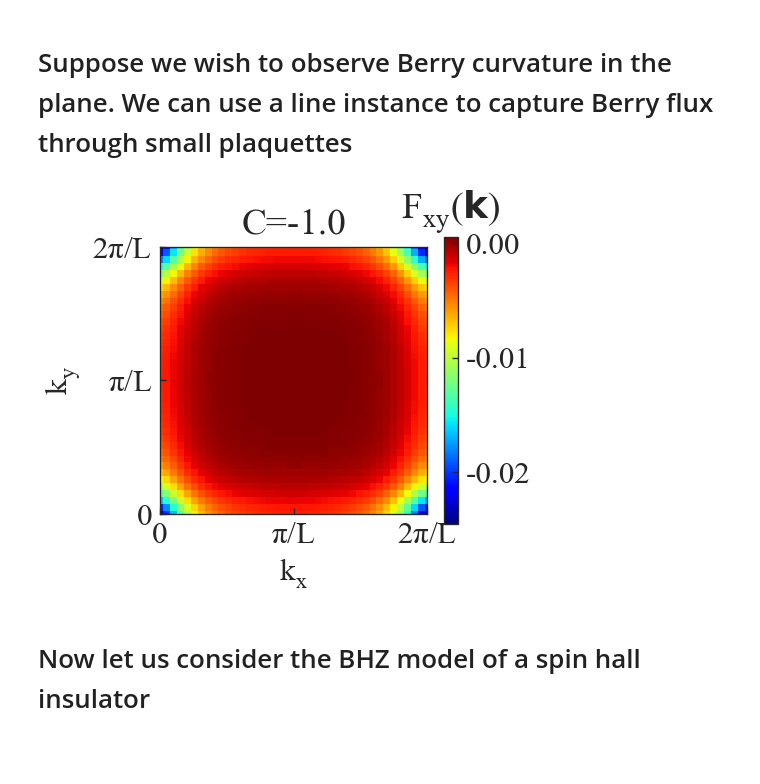
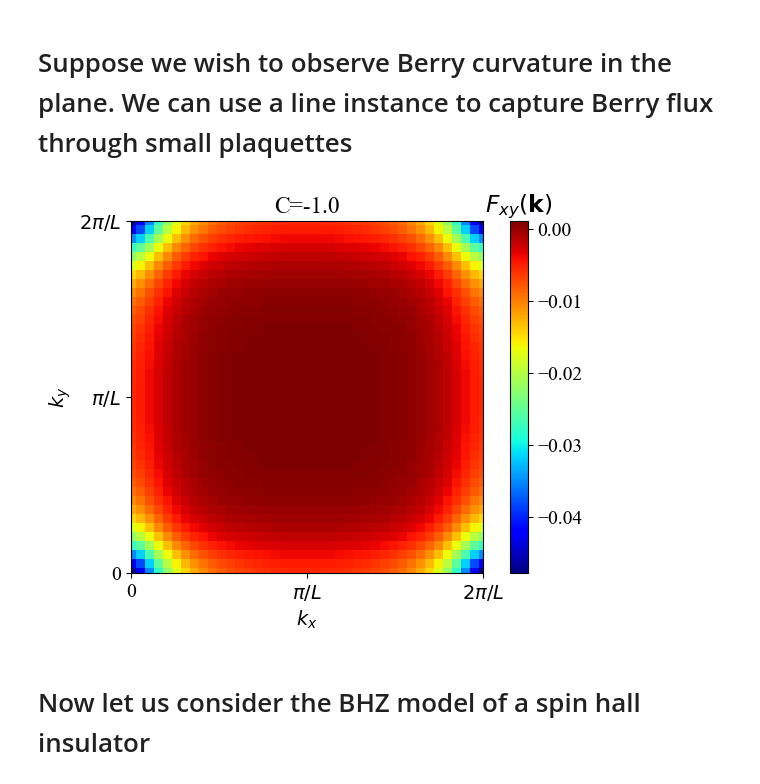
Before and after one commit to actyner/BerryEasy, a Jupyter notebook: BerryEasy-Documentation-CPU.ipynb, the cells around one changed output. Drawn from its saved outputs; the diff is of its cells as text; code cells hidden in the pictures; blank space fills up the shorter version.

```diff
--- a/BerryEasy-Documentation-CPU.ipynb
+++ b/BerryEasy-Documentation-CPU.ipynb
@@ -129,36 +130,36 @@ L=1 # Lattice Constant
 plaquettes=40 #Considering a 40x40 grid for computing Berry flux
 rvec1=2*np.pi/L
 rvec2=2*np.pi/L
 dsx=((np.pi/L)/(plaquettes))
 dsy=((np.pi/L)/(plaquettes))
 kp1=np.linspace(dsx,rvec1-dsx,plaquettes)
 kp2=np.linspace(dsy,rvec2-dsy,plaquettes)
 bnds=range(L*L)
 WCCtemp=[]
 for kx in kp1:
     for ky in kp2:
-        kpts=np.array([[kx+dsx,ky-dsy,0],[kx+dsx,ky+dsy,0],[kx-dsx,ky+dsy,0]]) # define line for Wilson loop around plaquette
+        kpts=np.array([[kx-dsx,ky-dsy,0],[kx+dsx,ky-dsy,0],[kx+dsx,ky+dsy,0],[kx-dsx,ky+dsy,0]]) # define line for Wilson loop around plaquette
         WCCtemp.append(be.WLine(kpts,model,bnds))
 plt.rcParams["font.family"] = "Times New Roman"
 plt.rcParams.update({'font.size': 14})
 chern=[]
 for j in range(np.shape(WCCtemp)[0]):
     chern.append(np.sum(WCCtemp[j]))
 plt.imshow(np.array(chern).reshape(40,40),cmap='jet')
 plt.ylabel(r'$k_{y}$')
 plt.xlabel(r'$k_{x}$')
 plt.xticks([0,19.5,39],[0,'$\pi/L$','$2\pi/L$'])
 plt.yticks([0,19.5,39],[0,'$\pi/L$','$2\pi/L$'])
 plt.xlim(0,39)
 plt.ylim(0,39)
 
-plt.title('C='+str(np.round(np.sum(chern)/np.pi,3)))
+plt.title('C='+str(np.round(np.sum(chern)/(2*np.pi),3)))
 clb = plt.colorbar()
 clb.ax.set_title(r'$F_{xy}(\mathbf{k})$')
 plt.tight_layout()
 plt.show()
 # %% [output]
-[figure, old version]
+[figure, new version]
 # %% [markdown]
 # Now let us consider the BHZ model of a spin hall insulator
 # %%
```
Also changed, not shown: parts of 22 cells of this notebook.
